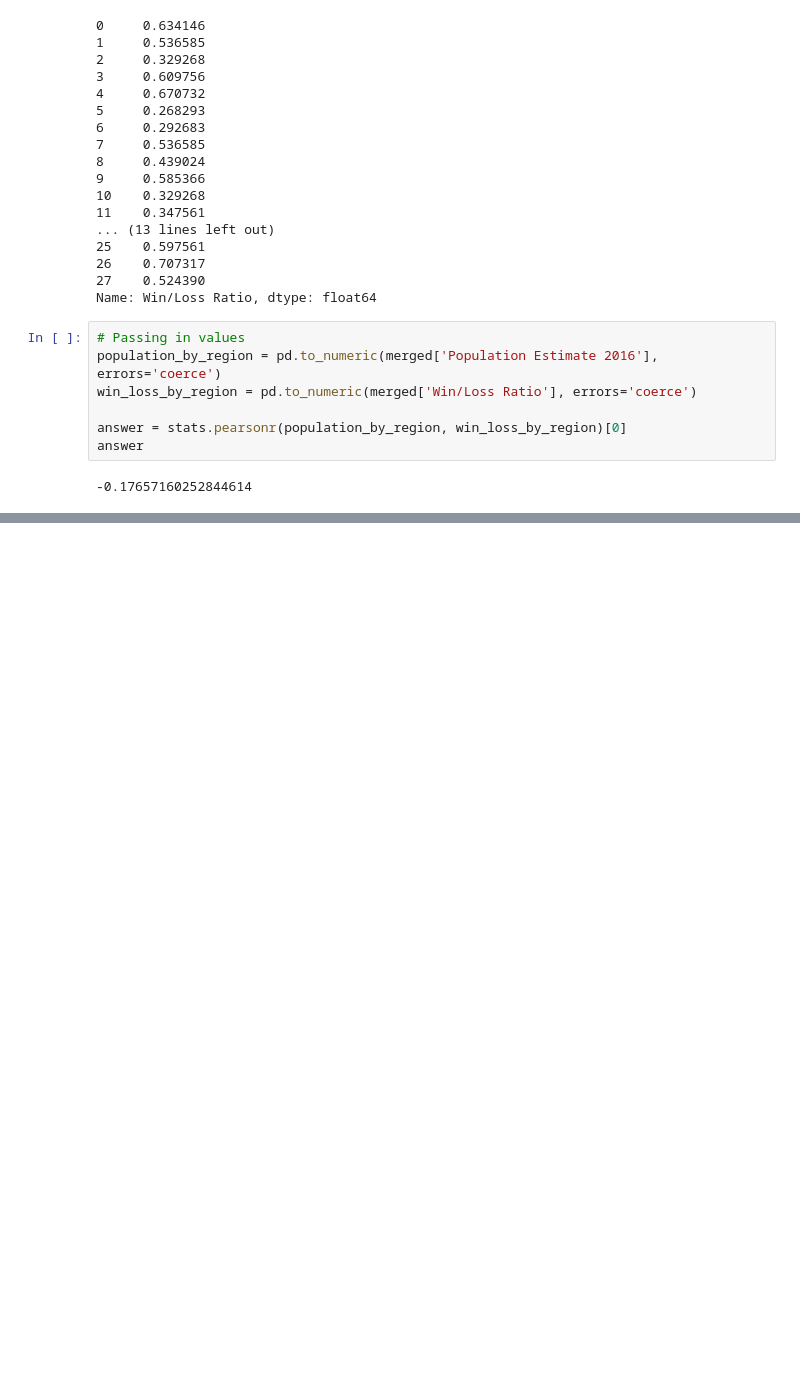
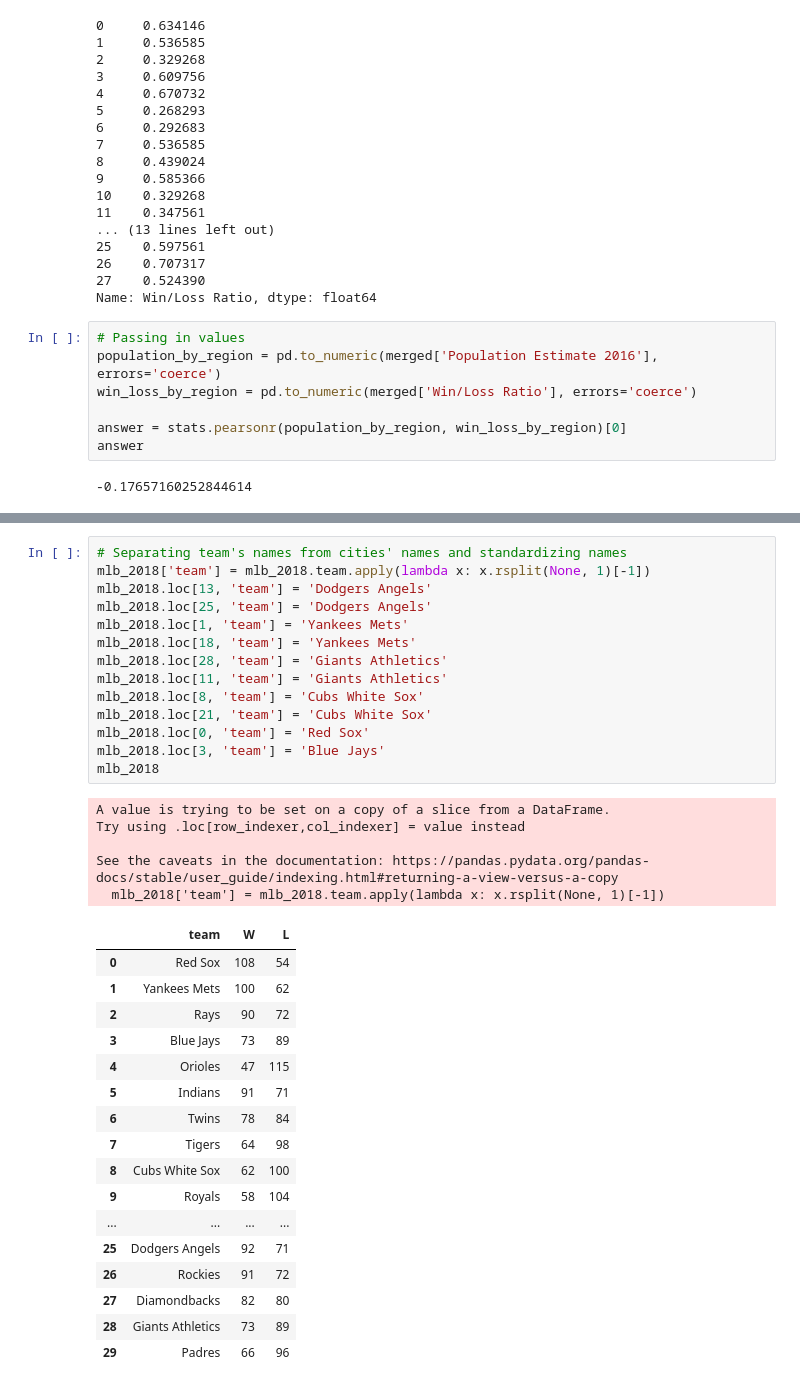
Before and after one commit to brunofbpaula/DataScience-UM-Coursera, a Jupyter notebook: Assignments/Scratches/Assignment4MU.ipynb, the cells around one changed output, grey strips where cells are left out. Cells and saved outputs as stored; diff of their text form; blank space fills up the shorter version.

```diff
--- a/Assignments/Scratches/Assignment4MU.ipynb
+++ b/Assignments/Scratches/Assignment4MU.ipynb
@@ -773,0 +912,37 @@ See the caveats in the documentation: https://pandas.pydata.org/pandas-docs/stab
+# %%
+# Separating team's names from cities' names and standardizing names
+mlb_2018['team'] = mlb_2018.team.apply(lambda x: x.rsplit(None, 1)[-1])
+mlb_2018.loc[13, 'team'] = 'Dodgers Angels'
+mlb_2018.loc[25, 'team'] = 'Dodgers Angels'
+mlb_2018.loc[1, 'team'] = 'Yankees Mets'
+mlb_2018.loc[18, 'team'] = 'Yankees Mets'
+mlb_2018.loc[28, 'team'] = 'Giants Athletics'
+mlb_2018.loc[11, 'team'] = 'Giants Athletics'
+mlb_2018.loc[8, 'team'] = 'Cubs White Sox'
+mlb_2018.loc[21, 'team'] = 'Cubs White Sox'
+mlb_2018.loc[0, 'team'] = 'Red Sox'
+mlb_2018.loc[3, 'team'] = 'Blue Jays'
+mlb_2018
+# %% [output]
+A value is trying to be set on a copy of a slice from a DataFrame.
+Try using .loc[row_indexer,col_indexer] = value instead
+
+See the caveats in the documentation: https://pandas.pydata.org/pandas-docs/stable/user_guide/indexing.html#returning-a-view-versus-a-copy
+  mlb_2018['team'] = mlb_2018.team.apply(lambda x: x.rsplit(None, 1)[-1])
+|  | team | W | L |
+| 0 | Red Sox | 108 | 54 |
+| 1 | Yankees Mets | 100 | 62 |
+| 2 | Rays | 90 | 72 |
+| 3 | Blue Jays | 73 | 89 |
+| 4 | Orioles | 47 | 115 |
+| 5 | Indians | 91 | 71 |
+| 6 | Twins | 78 | 84 |
+| 7 | Tigers | 64 | 98 |
+| 8 | Cubs White Sox | 62 | 100 |
+| 9 | Royals | 58 | 104 |
+| ... | ... | ... | ... |
+| 25 | Dodgers Angels | 92 | 71 |
+| 26 | Rockies | 91 | 72 |
+| 27 | Diamondbacks | 82 | 80 |
+| 28 | Giants Athletics | 73 | 89 |
+| 29 | Padres | 66 | 96 |
```
Also changed, not shown: parts of 14 cells of this notebook.
